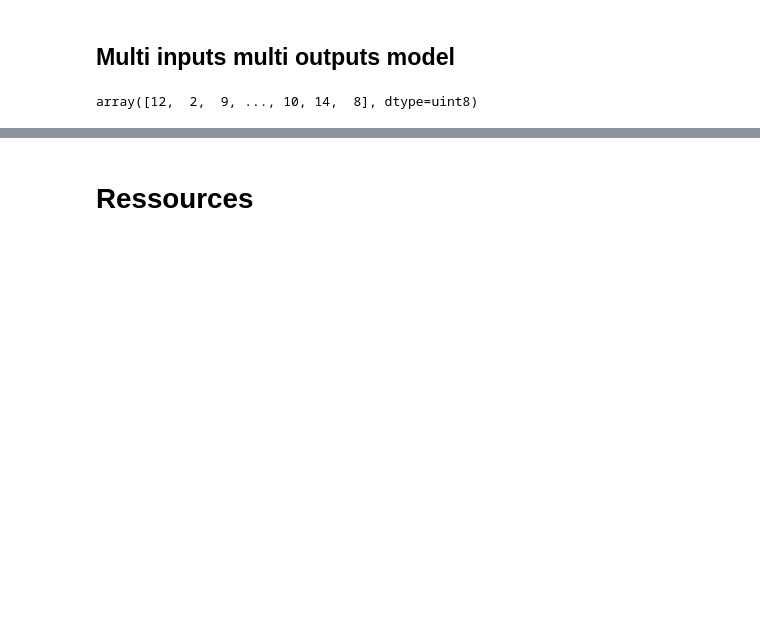
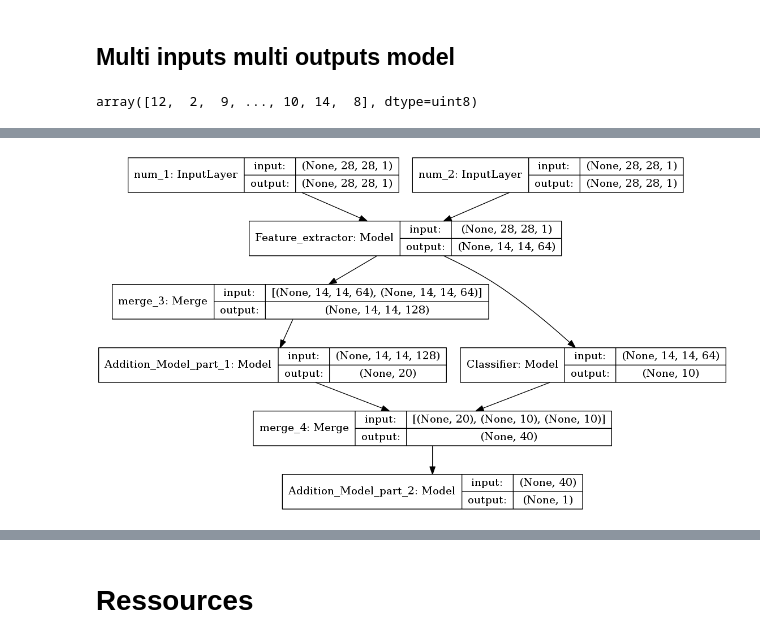
Before and after one commit to tboquet/presentations, a Jupyter notebook: Keras_intro.ipynb, the cells around one changed output, grey strips where cells are left out. Drawn from its saved outputs; the diff is of its cells as text; code cells hidden in the pictures; blank space fills up the shorter version.

```diff
--- a/Keras_intro.ipynb
+++ b/Keras_intro.ipynb
@@ -560,4 +550,18 @@ index_1_tr, index_1_te, add_out_train, add_out_test = shuffle_data()
 add_out_train
 # %% [output]
 array([12,  2,  9, ..., 10, 14,  8], dtype=uint8)
+# %%
+# Build the addition Model
+
+dense_concat = Dense(128)            # first hidden layer of the regressor
+act_concat = Activation('relu')      # rectifier
+do_concat = Dropout(0.5)             # regularization
+dense_concat_2 = Dense(64)           # second hidden layer of the regressor
+act_concat_2 = Activation('relu')    # rectifier
+do_concat_2 = Dropout(0.5)           # regularization
+dense_concat_out_sup_two = Dense(1)  # linear output to predict the result of the addition
+layers = [dense_concat, act_concat, do_concat,
+          dense_concat_2, act_concat_2, do_concat_2,
+          dense_concat_out_sup_two]
+addition_out = make_model((40, ), layers, 'Addition_Model_part_2')
 # %%
@@ -578,23 +583,28 @@ addition = make_model((14, 14, 128), layers, 'Addition_Model')
 # %%
+from keras.layers import merge                         # import the merge function
+
 # Build the stacked multi in out Model
 
-features_extractor.trainable = True
+features_extractor.trainable = True                    # reactivate the layers of this model
 
-from keras.layers import merge
+inputs_add_1 = Input(shape=input_shape, name='num_1')  # image 1
+inputs_add_2 = Input(shape=input_shape, name='num_2')  # image 2
 
-inputs_add_1 = Input(shape=input_shape, name='num_1')
-inputs_add_2 = Input(shape=input_shape, name='num_2')
+x_1 = features_extractor(inputs_add_1)                 # apply the feature extractor on the 1st image
+d_1 = classifier(x_1)                                  # predict probabilities
 
-x_1 = features_extractor(inputs_add_1)
-d_1 = classifier(x_1)
+x_2 = features_extractor(inputs_add_2)                 # apply the feature extractor on the 2nd image
+d_2 = classifier(x_2)                                  # predict probabilities
 
-x_2 = features_extractor(inputs_add_2)
-d_2 = classifier(x_2)
+x_1_2 = merge([x_1, x_2], mode='concat',
+              concat_axis=-1)                          # merge the two set of features on the last axis
+                                                       # (None, 14, 14, 64)|(None, 14, 14, 64)=>(None, 14, 14, 128)
+int_output = addition_features(x_1_2)                  # apply the addition model to the concat features
 
-# y_1_2 = merge([d_1, d_2], mode='concat', axis=-1)
-x_1_2 = merge([x_1, x_2], mode='concat')
+xy_1_2 = merge([int_output, d_1, d_2],
+               mode='concat', concat_axis=-1)
 
-output_add = addition(x_1_2)
+output_add = addition_out(xy_1_2)
 
 multi_in_out = Model([inputs_add_1, inputs_add_2], [d_1, d_2, output_add])
 # %%
@@ -624,0 +630,3 @@ features_extractor.trainable = False
+# %%
+vizu_model(multi_in_out)
+# %% [output]
@@ -625,3 +634,4 @@ features_extractor.trainable = False
+[figure, added]
 # %%
 multi_in_out.compile(loss=['categorical_crossentropy', 'categorical_crossentropy', 'mse'],
               optimizer='adam',
```
Also changed, not shown: parts of 20 cells of this notebook.
